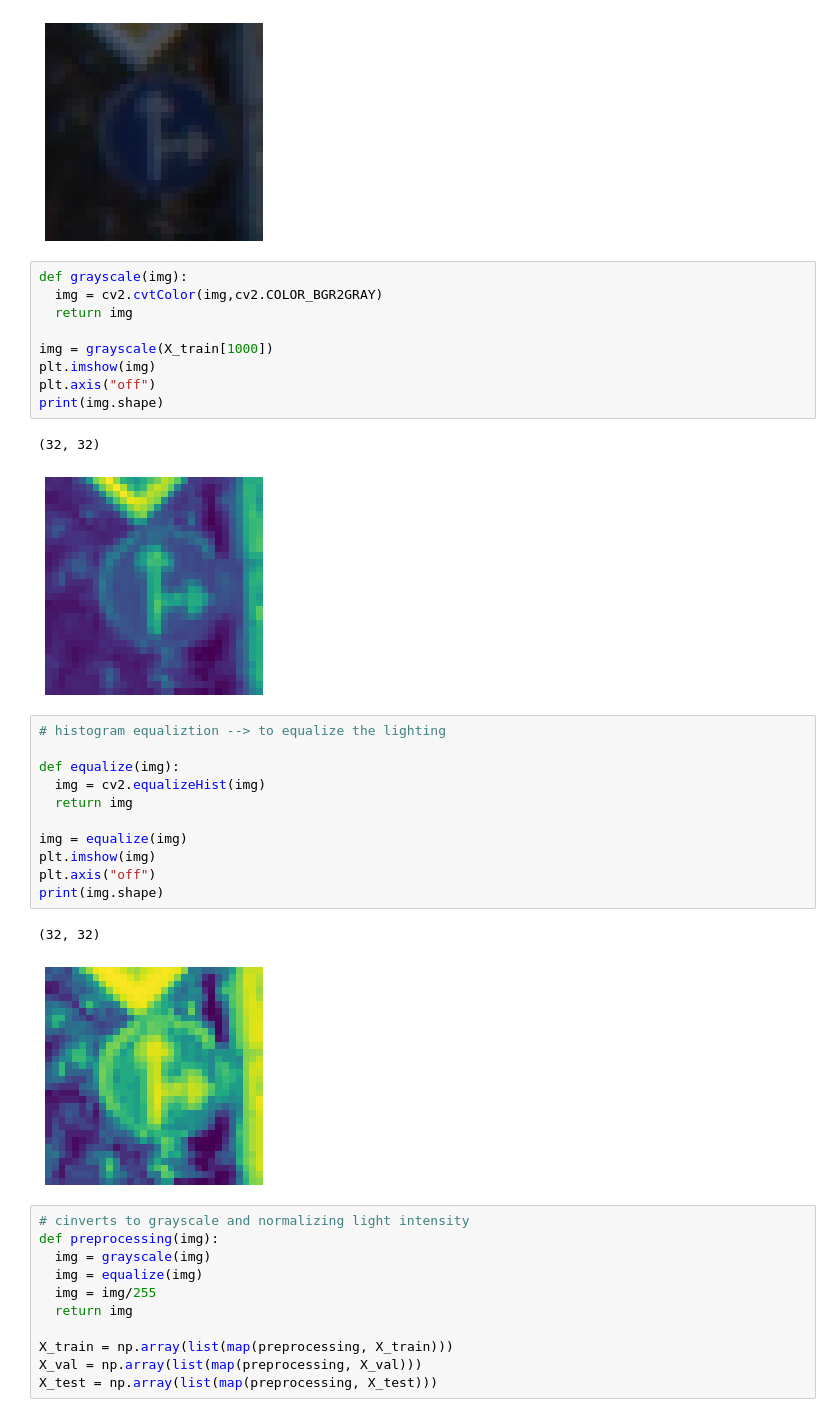
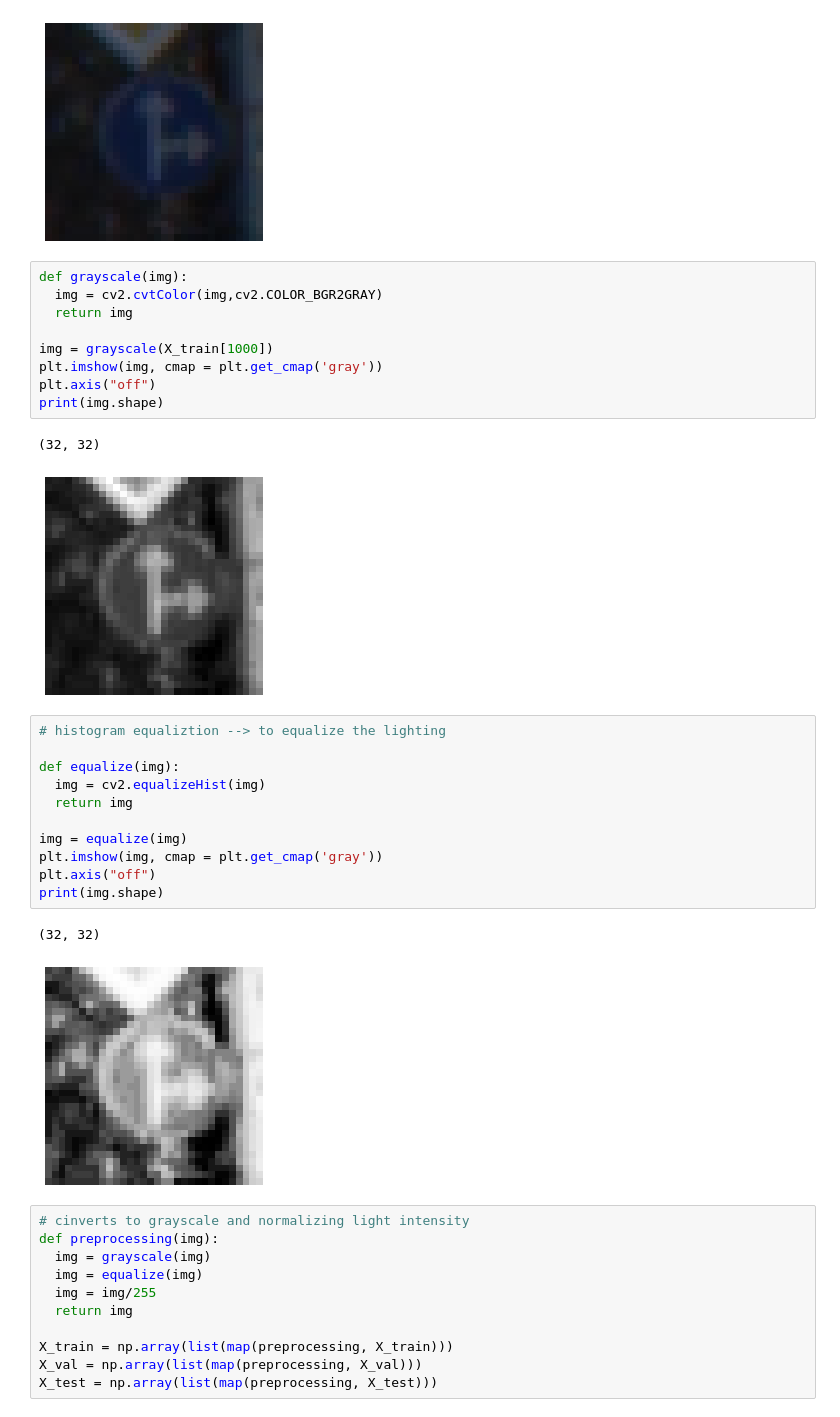
Before and after one commit to anand289/self_driving, a Jupyter notebook: 7_Classifying_Traffic_Signs/Traffic Signs.ipynb, the cells around one changed output. Saved outputs shown, nothing was run; the diff lists cells and outputs as text.

```diff
--- a/7_Classifying_Traffic_Signs/Traffic Signs.ipynb
+++ b/7_Classifying_Traffic_Signs/Traffic Signs.ipynb
@@ -116,15 +116,15 @@ print(y_train[1000])
 # %%
 def grayscale(img):
   img = cv2.cvtColor(img,cv2.COLOR_BGR2GRAY)
   return img
 
 img = grayscale(X_train[1000])
-plt.imshow(img)
+plt.imshow(img, cmap = plt.get_cmap('gray'))
 plt.axis("off")
 print(img.shape)
 # %% [output]
 (32, 32)
-[figure, old version]
+[figure, new version]
 # %%
 # histogram equaliztion --> to equalize the lighting
 
@@ -133,12 +133,12 @@ def equalize(img):
   return img
 
 img = equalize(img)
-plt.imshow(img)
+plt.imshow(img, cmap = plt.get_cmap('gray'))
 plt.axis("off")
 print(img.shape)
 # %% [output]
 (32, 32)
-[figure, old version]
+[figure, new version]
 # %%
 # cinverts to grayscale and normalizing light intensity
 def preprocessing(img):
```
Also changed, not shown: parts of 15 cells of this notebook, 1 other file.
